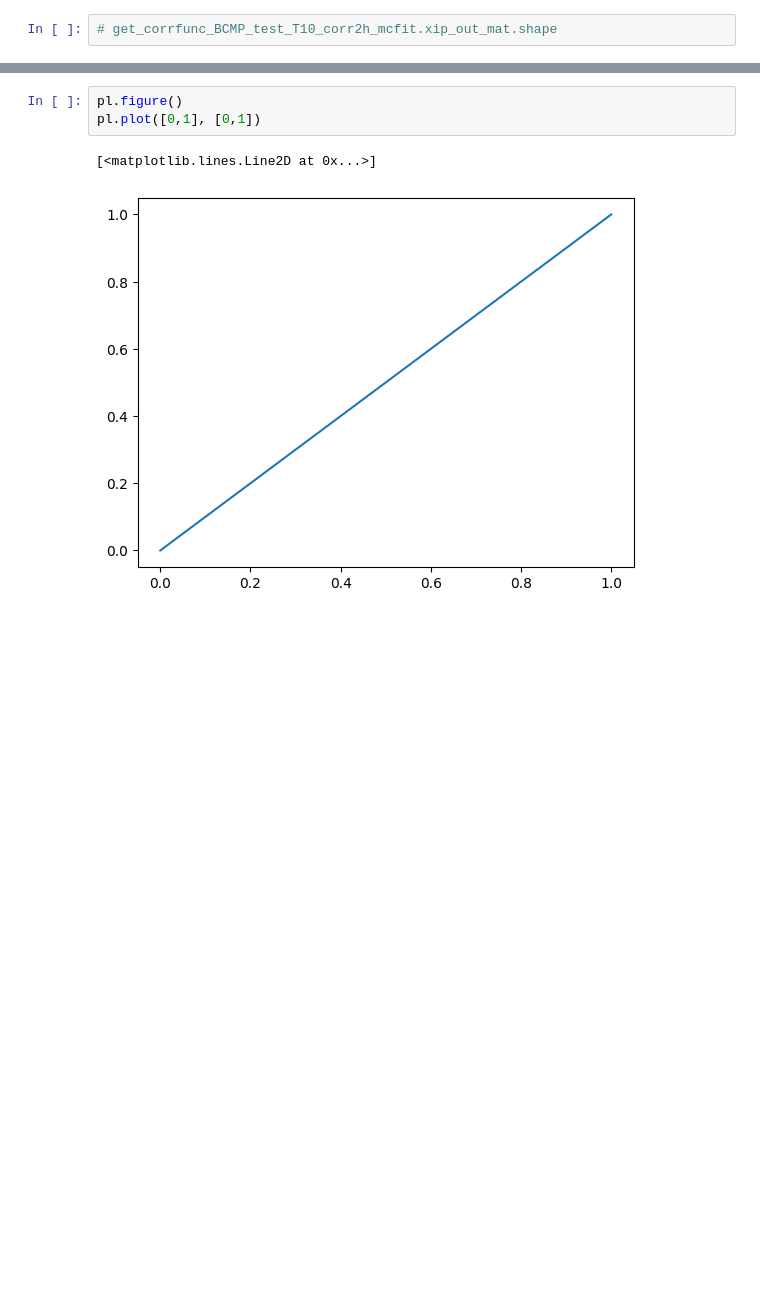
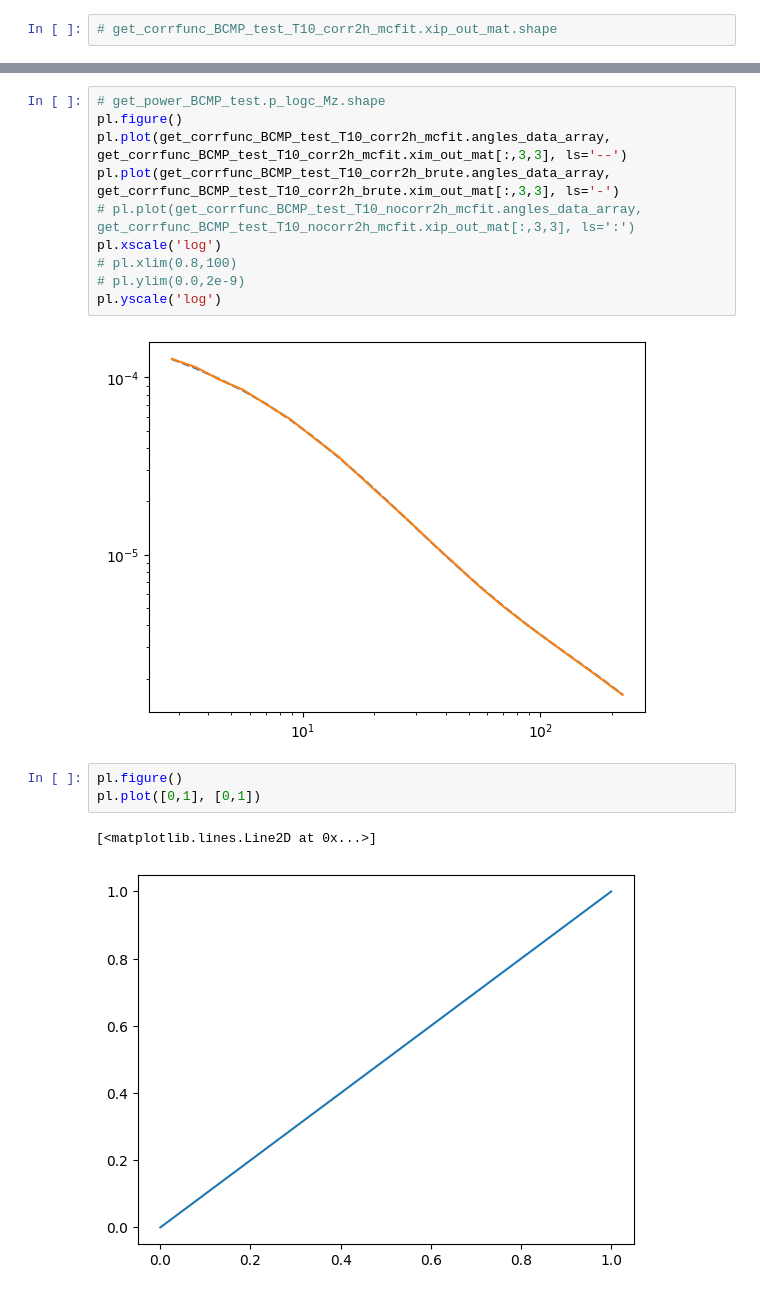
Before and after one commit to shivampcosmo/GODMAX, a Jupyter notebook: notebooks/test_convergence.ipynb, the cells around one changed output, grey strips where cells are left out. Drawn from its saved outputs; the diff is of its cells as text; blank space fills up the shorter version.

```diff
--- a/notebooks/test_convergence.ipynb
+++ b/notebooks/test_convergence.ipynb
@@ -142,3 +157,15 @@ pl.yscale('log')
+# %%
+# get_power_BCMP_test.p_logc_Mz.shape
+pl.figure()
+pl.plot(get_corrfunc_BCMP_test_T10_corr2h_mcfit.angles_data_array, get_corrfunc_BCMP_test_T10_corr2h_mcfit.xim_out_mat[:,3,3], ls='--')
+pl.plot(get_corrfunc_BCMP_test_T10_corr2h_brute.angles_data_array, get_corrfunc_BCMP_test_T10_corr2h_brute.xim_out_mat[:,3,3], ls='-')
+# pl.plot(get_corrfunc_BCMP_test_T10_nocorr2h_mcfit.angles_data_array, get_corrfunc_BCMP_test_T10_nocorr2h_mcfit.xip_out_mat[:,3,3], ls=':')
+pl.xscale('log')
+# pl.xlim(0.8,100)
+# pl.ylim(0.0,2e-9)
+pl.yscale('log')
+# %% [output]
+[figure, added]
 # %%
 pl.figure()
 pl.plot([0,1], [0,1])
```
Also changed, not shown: parts of 9 cells of this notebook, 1 other file.
